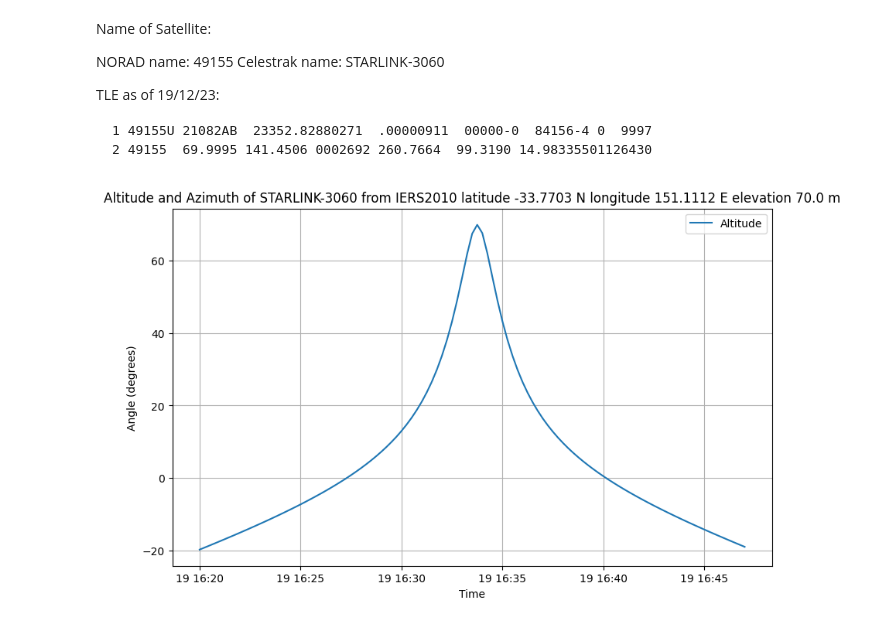
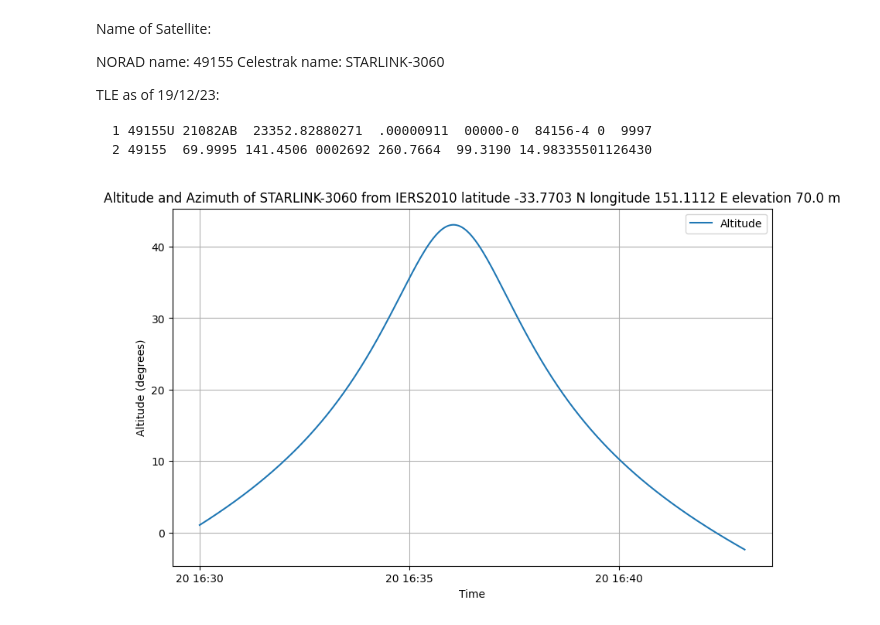
Before and after one commit to Physarah/satellite-optical-brightness, a Jupyter notebook: daytime/sat_pass_prediction.ipynb, the cells around one changed output. Saved outputs shown, nothing was run; the diff lists cells and outputs as text; code cells hidden in the pictures.

```diff
--- a/daytime/sat_pass_prediction.ipynb
+++ b/daytime/sat_pass_prediction.ipynb
@@ -47,14 +48,15 @@ def generate_datetime_range(start_time, end_time, interval, time_delta):
     datetime_list = []
 
     while current_time <= end_time:
-        datetime_list.append(current_time + timedelta(hours = time_delta))
+        datetime_list.append(current_time - timedelta(hours = time_delta))
         current_time += interval
 
     return datetime_list
 
-start_time = datetime(2023, 12, 19, 16, 20, 0)  # Replace with your start time
-end_time = datetime(2023, 12, 19, 16, 47, 0)    # Replace with your end time
-time_interval = timedelta(seconds=15)           # Replace with your desired interval
+
+start_time = datetime(2023, 12, 20, 16, 30, 0)  # Replace with your start time
+end_time = datetime(2023, 12, 20, 16, 43, 0)    # Replace with your end time
+time_interval = timedelta(seconds=2)           # Replace with your desired interval
 
 result1 = generate_datetime_range(start_time, end_time, time_interval, time_delta=11)
 result2 = generate_datetime_range(start_time, end_time, time_interval, time_delta=0)
@@ -83,34 +85,34 @@ for time in times:
     observer_latitude = radians(-33.7703)  # Convert to radians
     observer_longitude = radians(151.1112)  # Convert to radians
 
     earth_radius_km = 6371.0  # Approximate Earth radius in kilometers
 
     delta_longitude = satellite_position.subpoint().longitude.radians - observer_longitude
     delta_latitude = satellite_position.subpoint().latitude.radians - observer_latitude
 
     a = (pow(math.sin(delta_latitude / 2), 2) +
          math.cos(observer_latitude) * math.cos(satellite_position.subpoint().latitude.radians) *
          pow(math.sin(delta_longitude / 2), 2))
     c = 2 * math.atan2(math.sqrt(a), math.sqrt(1 - a))
     distance_km = earth_radius_km * c
     distance_list.append(distance_km)
 
     alt, az, _ = topocentric.altaz()
     altitudes.append(alt.degrees)
     azimuths.append(az.degrees)
 
 times_datetime = [t.utc_datetime() for t in times]
 
 plt.figure(figsize=(10, 6))
 plt.plot(times_datetime, altitudes, label="Altitude")
 #plt.plot(times_datetime, azimuths, label="Azimuth")
 plt.xlabel("Time")
-plt.ylabel("Angle (degrees)")
+plt.ylabel("Altitude (degrees)")
 plt.legend()
 plt.title(f"Altitude and Azimuth of {satellite.name} from {observer_location}")
 plt.grid()
 plt.show()
 # %% [output]
-[figure, old version]
+[figure, new version]
 # %%
 satellite_heights = sat_height
```
Also changed, not shown: parts of 8 cells of this notebook, 12 other files.
